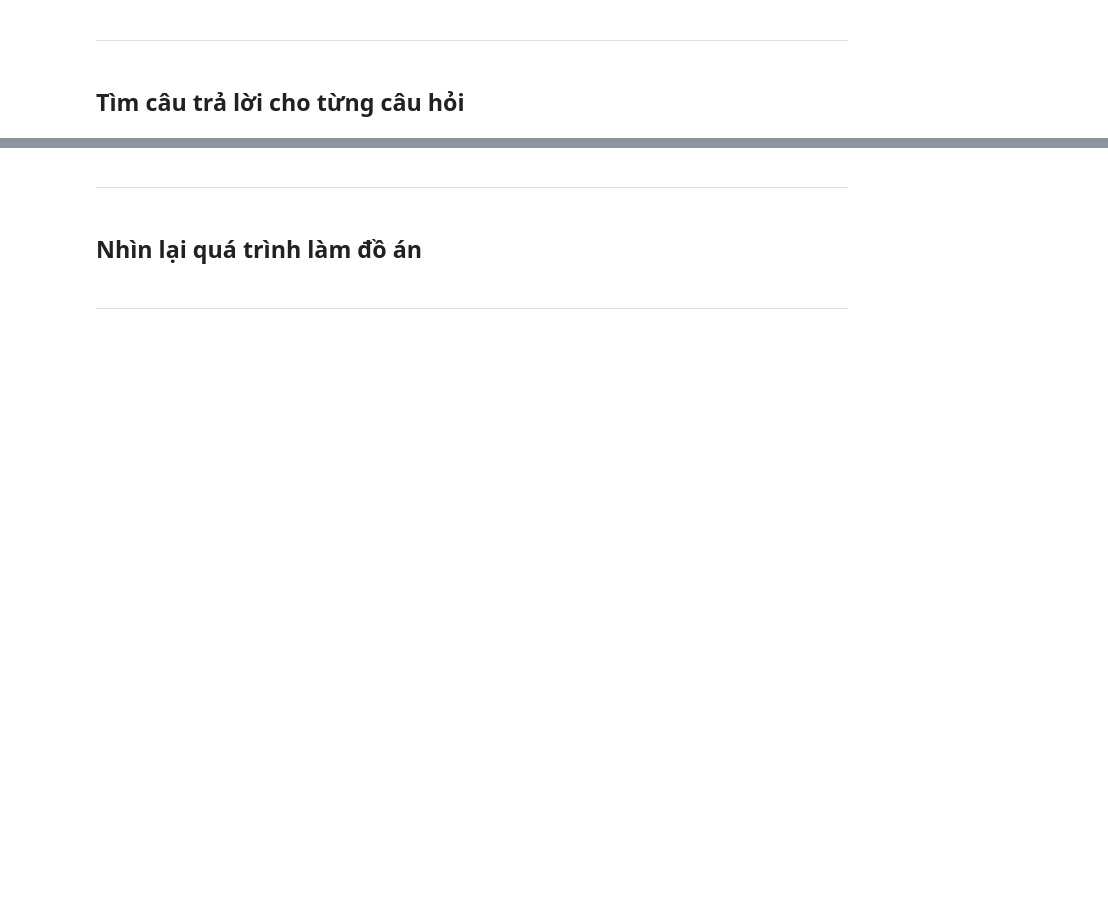
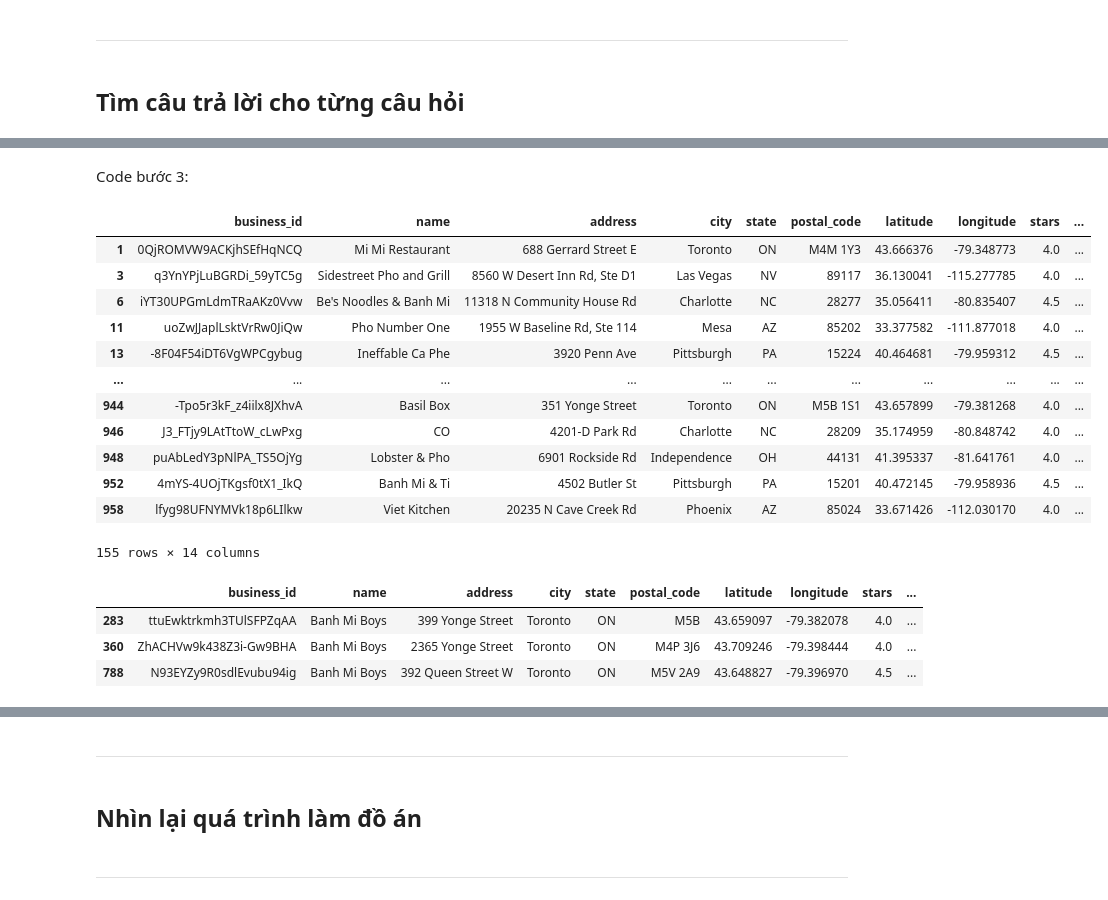
Before and after one commit to nguyenhuands99/p4ds-final-project, a Jupyter notebook: 1712466-NguyenHuuHuan.ipynb, the cells around one changed output, grey strips where cells are left out. Cells and saved outputs as stored; diff of their text form; code cells hidden in the pictures; blank space fills up the shorter version.

```diff
--- a/1712466-NguyenHuuHuan.ipynb
+++ b/1712466-NguyenHuuHuan.ipynb
@@ -295,0 +470,2 @@ reviews_df.date.min(), reviews_df.date.max()
+# %%
+viet_res_df = business_df[business_df.categories.str.contains('Vietnamese')].reset_index(drop=True)
@@ -295,0 +474,4 @@ reviews_df.date.min(), reviews_df.date.max()
+# %%
+viet_res_df['attributes'] = viet_res_df['attributes'].apply(lambda x: {} if x is None else x)  # attributes: NaN -> {}
+# %%
+viet_res_att_df = pd.json_normalize(viet_res_df.attributes)
@@ -295,0 +508,27 @@ reviews_df.date.min(), reviews_df.date.max()
+# %% [markdown]
+Code bước 3:
+# %%
+crit = (viet_res_df['stars'] > 3.5) & (viet_res_df['review_count'] > 100) & (viet_res_att_df.RestaurantsTakeOut == 'True') & ((viet_res_att_df.RestaurantsPriceRange2 == '2')| (viet_res_att_df.RestaurantsPriceRange2 == '1'))
+viet_res_df_sub = viet_res_df.loc[crit]
+viet_res_df_sub
+# %% [output]
+|  | business_id | name | address | city | state | postal_code | latitude | longitude | stars | ... |
+| 1 | 0QjROMVW9ACKjhSEfHqNCQ | Mi Mi Restaurant | 688 Gerrard Street E | Toronto | ON | M4M 1Y3 | 43.666376 | -79.348773 | 4.0 | ... |
+| 3 | q3YnYPjLuBGRDi_59yTC5g | Sidestreet Pho and Grill | 8560 W Desert Inn Rd, Ste D1 | Las Vegas | NV | 89117 | 36.130041 | -115.277785 | 4.0 | ... |
+| 6 | iYT30UPGmLdmTRaAKz0Vvw | Be's Noodles & Banh Mi | 11318 N Community House Rd | Charlotte | NC | 28277 | 35.056411 | -80.835407 | 4.5 | ... |
+| 11 | uoZwJJaplLsktVrRw0JiQw | Pho Number One | 1955 W Baseline Rd, Ste 114 | Mesa | AZ | 85202 | 33.377582 | -111.877018 | 4.0 | ... |
+| 13 | -8F04F54iDT6VgWPCgybug | Ineffable Ca Phe | 3920 Penn Ave | Pittsburgh | PA | 15224 | 40.464681 | -79.959312 | 4.5 | ... |
+| ... | ... | ... | ... | ... | ... | ... | ... | ... | ... | ... |
+| 944 | -Tpo5r3kF_z4iilx8JXhvA | Basil Box | 351 Yonge Street | Toronto | ON | M5B 1S1 | 43.657899 | -79.381268 | 4.0 | ... |
+| 946 | J3_FTjy9LAtTtoW_cLwPxg | CO | 4201-D Park Rd | Charlotte | NC | 28209 | 35.174959 | -80.848742 | 4.0 | ... |
+| 948 | puAbLedY3pNlPA_TS5OjYg | Lobster & Pho | 6901 Rockside Rd | Independence | OH | 44131 | 41.395337 | -81.641761 | 4.0 | ... |
+| 952 | 4mYS-4UOjTKgsf0tX1_IkQ | Banh Mi & Ti | 4502 Butler St | Pittsburgh | PA | 15201 | 40.472145 | -79.958936 | 4.5 | ... |
+| 958 | lfyg98UFNYMVk18p6LIlkw | Viet Kitchen | 20235 N Cave Creek Rd | Phoenix | AZ | 85024 | 33.671426 | -112.030170 | 4.0 | ... |
+155 rows × 14 columns
+# %%
+viet_res_df[viet_res_df.name == 'Banh Mi Boys']
+# %% [output]
+|  | business_id | name | address | city | state | postal_code | latitude | longitude | stars | ... |
+| 283 | ttuEwktrkmh3TUlSFPZqAA | Banh Mi Boys | 399 Yonge Street | Toronto | ON | M5B | 43.659097 | -79.382078 | 4.0 | ... |
+| 360 | ZhACHVw9k438Z3i-Gw9BHA | Banh Mi Boys | 2365 Yonge Street | Toronto | ON | M4P 3J6 | 43.709246 | -79.398444 | 4.0 | ... |
+| 788 | N93EYZy9R0sdlEvubu94ig | Banh Mi Boys | 392 Queen Street W | Toronto | ON | M5V 2A9 | 43.648827 | -79.396970 | 4.5 | ... |
```
Also changed, not shown: parts of 47 cells of this notebook.
